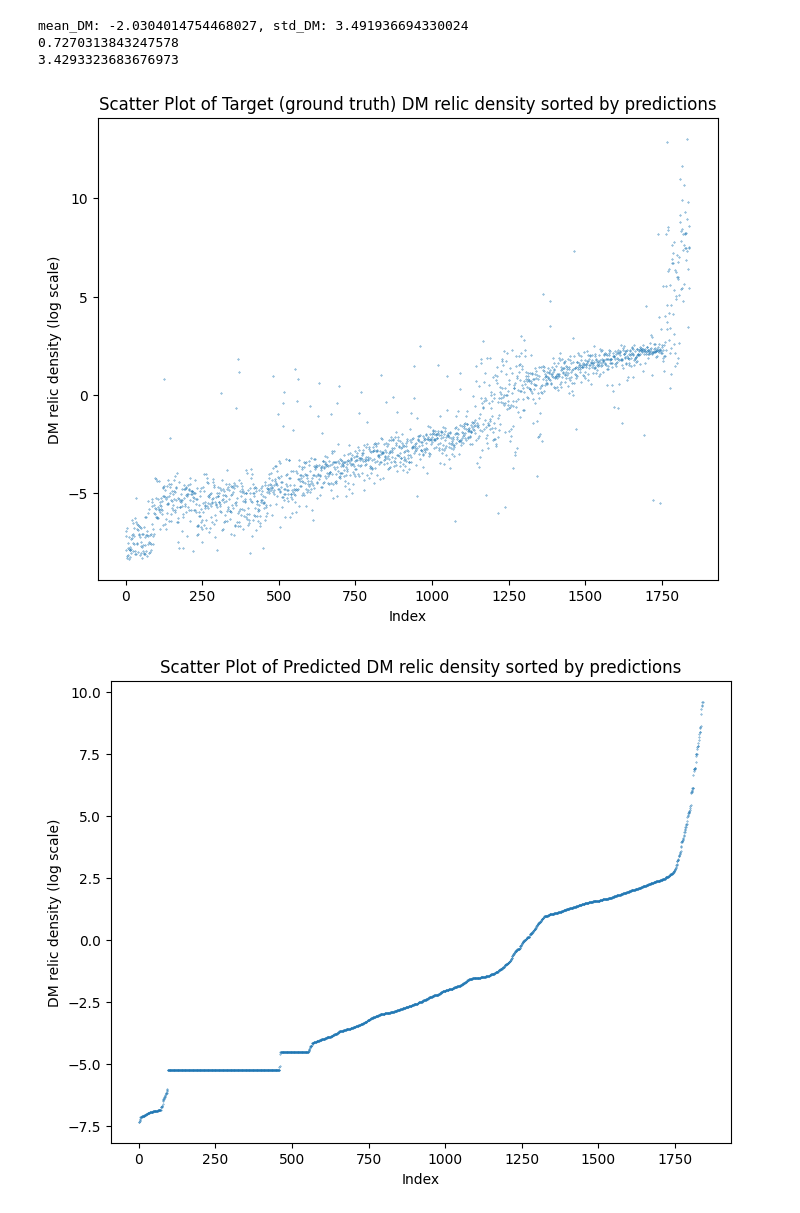
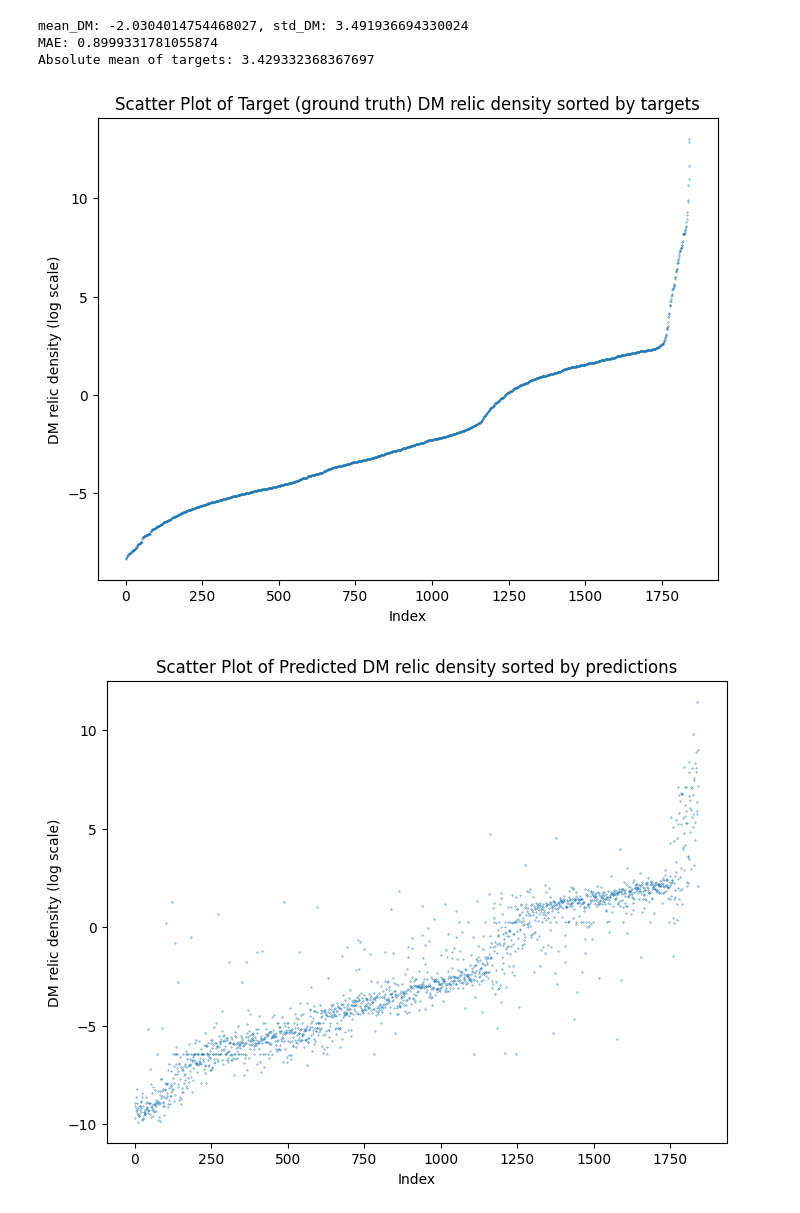
Before and after one commit to benvlasto/MPhys-Project, a Jupyter notebook: exploring-model-output.ipynb, the cells around one changed output. Cells and saved outputs as stored; diff of their text form; code cells hidden in the pictures.

```diff
--- a/exploring-model-output.ipynb
+++ b/exploring-model-output.ipynb
@@ -4,8 +4,8 @@ import numpy as np
 import matplotlib.pyplot as plt
 
 original_df = pd.read_csv("EWKino-train.csv")
-output_df = pd.read_csv("prediction-vs-target-6layer-128node-72epoch.csv")
-sorted_output_df = output_df.sort_values(by="Predictions")
+output_df = pd.read_csv("0.005-learning-rate-prediction-vs-target-6layer-128node-200epoch.csv")
+sorted_output_df = output_df.sort_values(by="Targets")
 # %%
 mean_DM = original_df["DM_relic_density"].mean()
 std_DM = original_df["DM_relic_density"].std()
@@ -20,28 +20,28 @@ unf_targets += mean_DM
 unf_predictions = predictions * std_DM
 unf_predictions += mean_DM
 
-print((np.abs(unf_predictions-unf_targets)).mean())
-print((np.abs(unf_targets)).mean())
+print(f"MAE: {(np.abs(unf_predictions-unf_targets)).mean()}")
+print(f"Absolute mean of targets: {(np.abs(unf_targets)).mean()}")
 # %% [output]
 mean_DM: -2.0304014754468027, std_DM: 3.491936694330024
-0.7270313843247578
-3.4293323683676973
+MAE: 0.8999331781055874
+Absolute mean of targets: 3.429332368367697
 # %%
 plt.figure(figsize=(8, 6))
 plt.scatter(range(len(unf_targets)), unf_targets, s=0.1)
 
 # Add labels and title
 plt.xlabel("Index")
 plt.ylabel("DM relic density (log scale)")
-plt.title(f"Scatter Plot of Target (ground truth) DM relic density sorted by predictions")
+plt.title(f"Scatter Plot of Target (ground truth) DM relic density sorted by targets")
 
 # Save the plot
-plt.savefig(f"plots/DM-targets.png")
+# plt.savefig(f"plots/DM-targets.png")
 
 # Show the plot
 plt.show()
 # %% [output]
-[figure, old version]
+[figure, new version]
 # %%
 plt.figure(figsize=(8, 6))
 plt.scatter(range(len(unf_predictions)), unf_predictions, s=0.1)
@@ -52,9 +52,9 @@ plt.ylabel("DM relic density (log scale)")
 plt.title(f"Scatter Plot of Predicted DM relic density sorted by predictions")
 
 # Save the plot
-plt.savefig(f"plots/DM-predictions.png")
+# plt.savefig(f"plots/DM-predictions-compression.png")
 
 # Show the plot
 plt.show()
 # %% [output]
-[figure, old version]
+[figure, new version]
```
Also changed, not shown: 2 other files.
